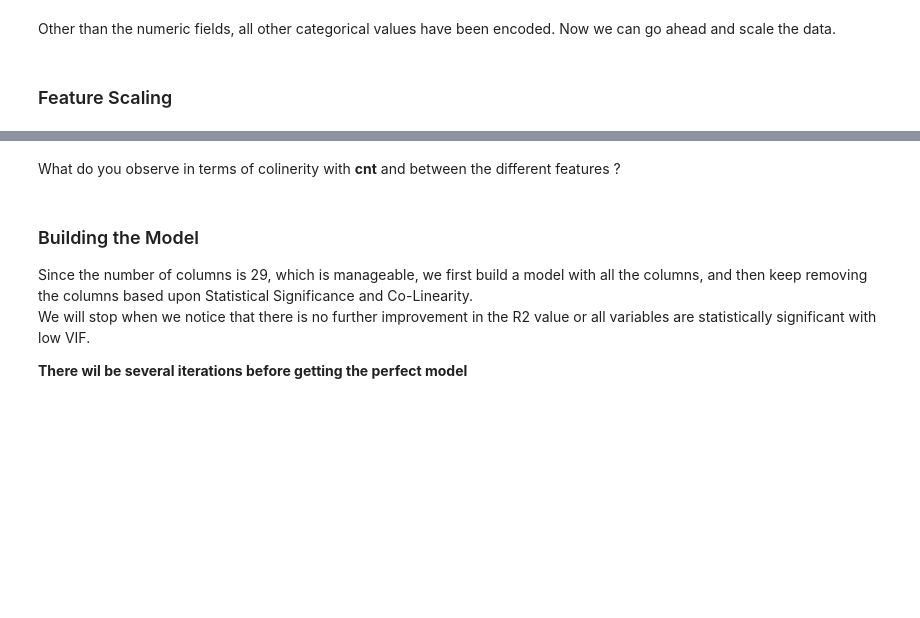
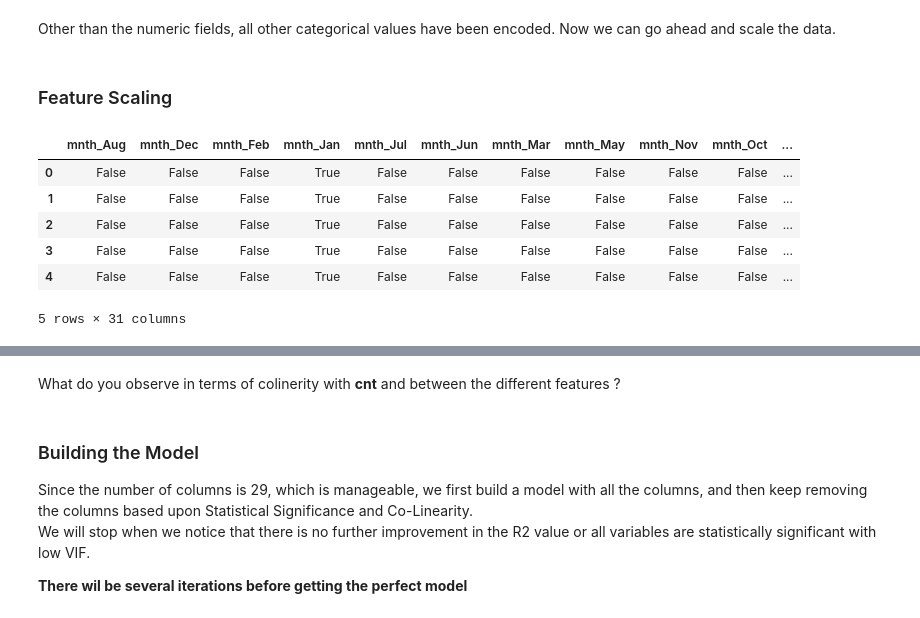
Before and after one commit to elisemyr/LAB3_MACHINE_LEARNING, a Jupyter notebook: lab3/Lab3_ML_AIDAMS_Student.ipynb, the cells around one changed output, grey strips where cells are left out. Saved outputs shown, nothing was run; the diff lists cells and outputs as text; code cells hidden in the pictures; blank space fills up the shorter version.

```diff
--- a/lab3/Lab3_ML_AIDAMS_Student.ipynb
+++ b/lab3/Lab3_ML_AIDAMS_Student.ipynb
@@ -422,0 +419,29 @@ Other than the numeric fields, all other categorical values have been encoded. N
+# %%
+# Do a MinMax scaling (https://scikit-learn.org/stable/modules/generated/sklearn.preprocessing.MinMaxScaler.html)
+
+# Keep only numeric columns for scaling (strings like weather descriptions will cause errors)
+numeric_cols = X.select_dtypes(include=[np.number]).columns
+non_numeric_cols = X.columns.difference(numeric_cols)
+
+scaler = MinMaxScaler()
+X_scaled_numeric = pd.DataFrame(scaler.fit_transform(X[numeric_cols]),
+                                columns=numeric_cols,
+                                index=X.index)
+
+# If there are non-numeric columns, keep them as-is and concatenate back so the dataframe structure is preserved
+if len(non_numeric_cols) > 0:
+    X_scaled = pd.concat([X[non_numeric_cols].reset_index(drop=True),
+                          X_scaled_numeric.reset_index(drop=True)],
+                         axis=1)
+else:
+    X_scaled = X_scaled_numeric
+
+X_scaled.head()
+# %% [output]
+|  | mnth_Aug | mnth_Dec | mnth_Feb | mnth_Jan | mnth_Jul | mnth_Jun | mnth_Mar | mnth_May | mnth_Nov | mnth_Oct | ... |
+| 0 | False | False | False | True | False | False | False | False | False | False | ... |
+| 1 | False | False | False | True | False | False | False | False | False | False | ... |
+| 2 | False | False | False | True | False | False | False | False | False | False | ... |
+| 3 | False | False | False | True | False | False | False | False | False | False | ... |
+| 4 | False | False | False | True | False | False | False | False | False | False | ... |
+5 rows × 31 columns
```
Also changed, not shown: parts of 3 cells of this notebook.
